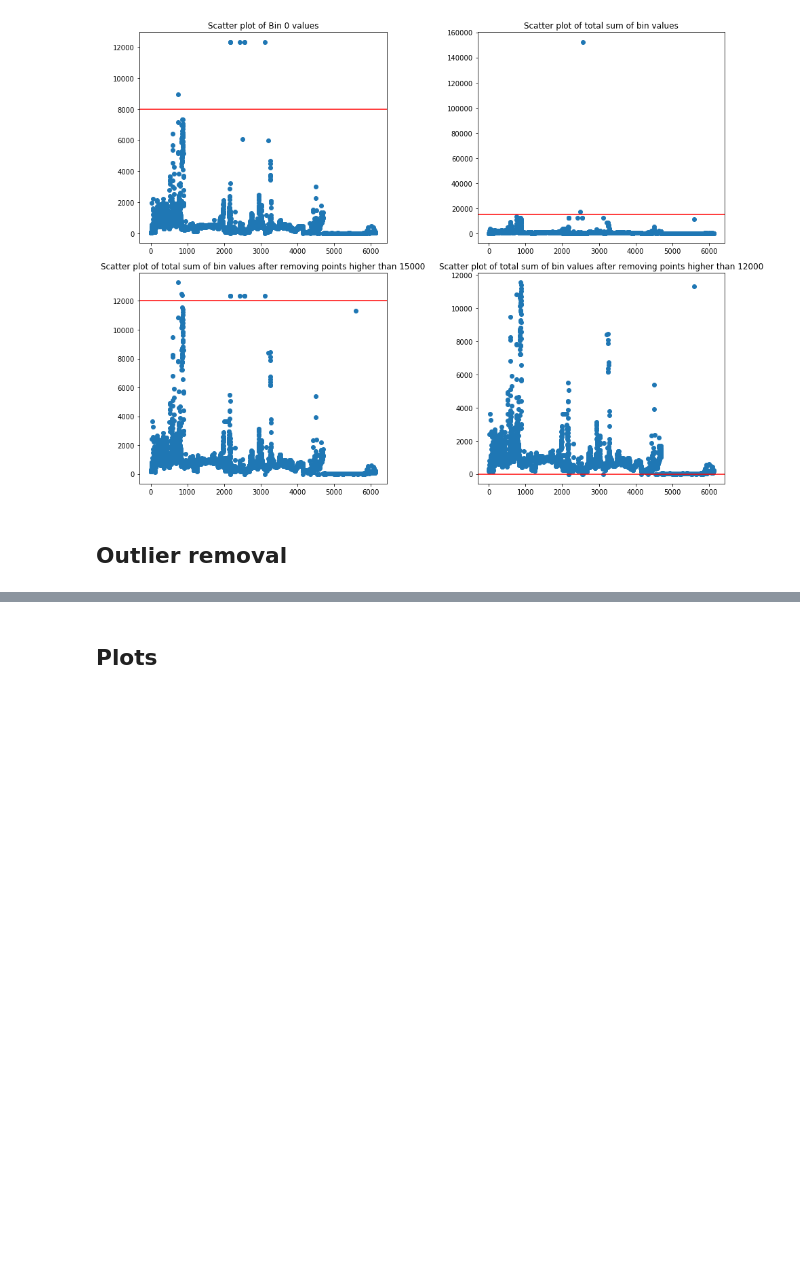
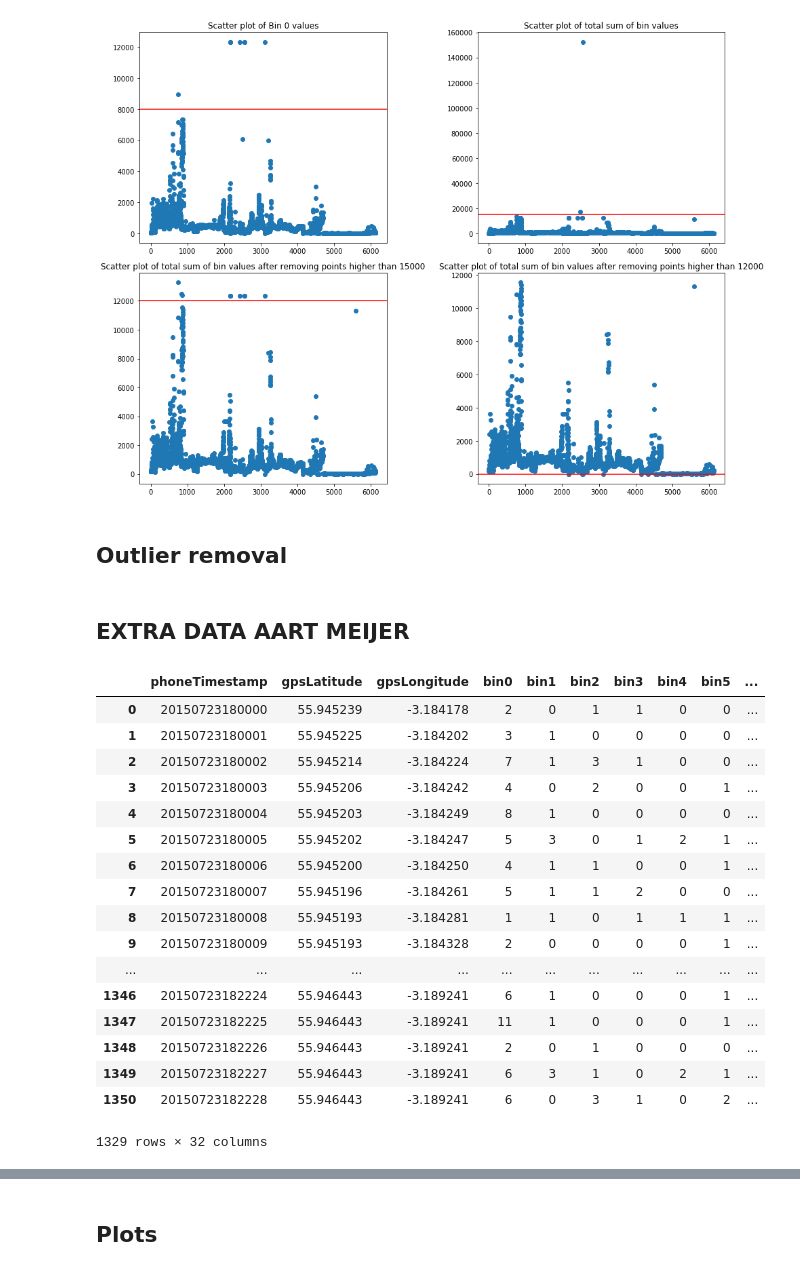
Before and after one commit to MihaiVisu/HonoursProject, a Jupyter notebook: notebooks/data_plots.ipynb, the cells around one changed output, grey strips where cells are left out. Drawn from its saved outputs; the diff is of its cells as text; code cells hidden in the pictures; blank space fills up the shorter version.

Commit message:
more data for urban environments detection and

```diff
--- a/notebooks/data_plots.ipynb
+++ b/notebooks/data_plots.ipynb
@@ -166,3 +166,39 @@ data = data[data['environment_index']!=5]
 data = data[data['humidity']>0]
 data = data[data['temperature']>0]
 data = data[data['total']>0]
+# %% [markdown]
+## EXTRA DATA AART MEIJER
+# %%
+aart_meijer = pd.read_csv('../data/misc/2015072318.csv')
+aart_meijer = aart_meijer.rename(
+    index=str, columns={
+        "latitude":'gpsLatitude',
+        "longitude":'gpsLongitude',
+        "time": 'phoneTimestamp'
+    })
+
+aart_meijer['total'] = aart_meijer[bin_vals].apply(lambda row: np.sum(row), axis=1)
+
+aart_meijer = aart_meijer[aart_meijer['total']<=60]
+
+display(aart_meijer)
+# aart_meijer.to_csv('../data/validation/aart_meijer_env2.csv')
+# %% [output]
+|  | phoneTimestamp | gpsLatitude | gpsLongitude | bin0 | bin1 | bin2 | bin3 | bin4 | bin5 | ... |
+| 0 | 20150723180000 | 55.945239 | -3.184178 | 2 | 0 | 1 | 1 | 0 | 0 | ... |
+| 1 | 20150723180001 | 55.945225 | -3.184202 | 3 | 1 | 0 | 0 | 0 | 0 | ... |
+| 2 | 20150723180002 | 55.945214 | -3.184224 | 7 | 1 | 3 | 1 | 0 | 0 | ... |
+| 3 | 20150723180003 | 55.945206 | -3.184242 | 4 | 0 | 2 | 0 | 0 | 1 | ... |
+| 4 | 20150723180004 | 55.945203 | -3.184249 | 8 | 1 | 0 | 0 | 0 | 0 | ... |
+| 5 | 20150723180005 | 55.945202 | -3.184247 | 5 | 3 | 0 | 1 | 2 | 1 | ... |
+| 6 | 20150723180006 | 55.945200 | -3.184250 | 4 | 1 | 1 | 0 | 0 | 1 | ... |
+| 7 | 20150723180007 | 55.945196 | -3.184261 | 5 | 1 | 1 | 2 | 0 | 0 | ... |
+| 8 | 20150723180008 | 55.945193 | -3.184281 | 1 | 1 | 0 | 1 | 1 | 1 | ... |
+| 9 | 20150723180009 | 55.945193 | -3.184328 | 2 | 0 | 0 | 0 | 0 | 1 | ... |
+| ... | ... | ... | ... | ... | ... | ... | ... | ... | ... | ... |
+| 1346 | 20150723182224 | 55.946443 | -3.189241 | 6 | 1 | 0 | 0 | 0 | 1 | ... |
+| 1347 | 20150723182225 | 55.946443 | -3.189241 | 11 | 1 | 0 | 0 | 0 | 1 | ... |
+| 1348 | 20150723182226 | 55.946443 | -3.189241 | 2 | 0 | 1 | 0 | 0 | 0 | ... |
+| 1349 | 20150723182227 | 55.946443 | -3.189241 | 6 | 3 | 1 | 0 | 2 | 1 | ... |
+| 1350 | 20150723182228 | 55.946443 | -3.189241 | 6 | 0 | 3 | 1 | 0 | 2 | ... |
+1329 rows × 32 columns
```
Also changed, not shown: parts of 1 cell of this notebook, 2 other files.
